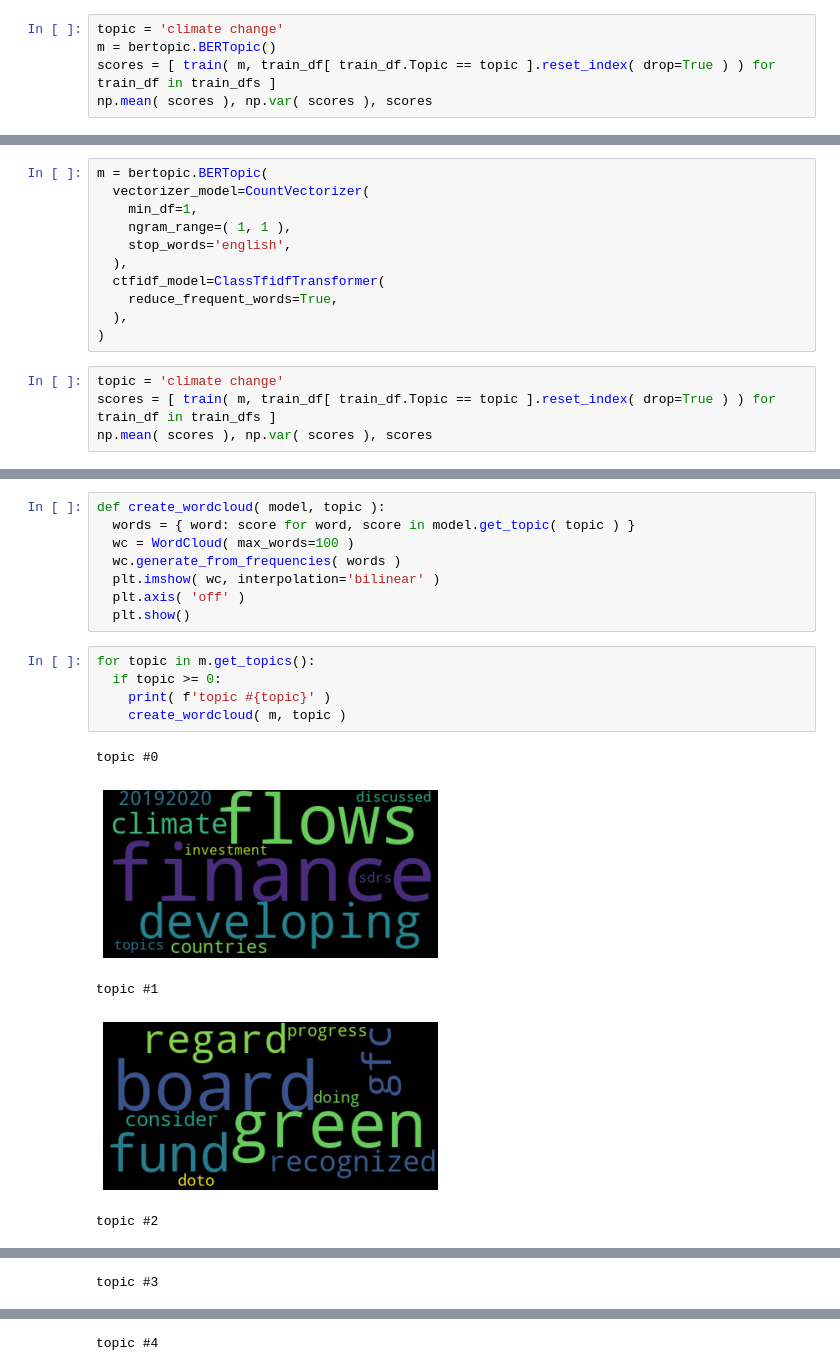
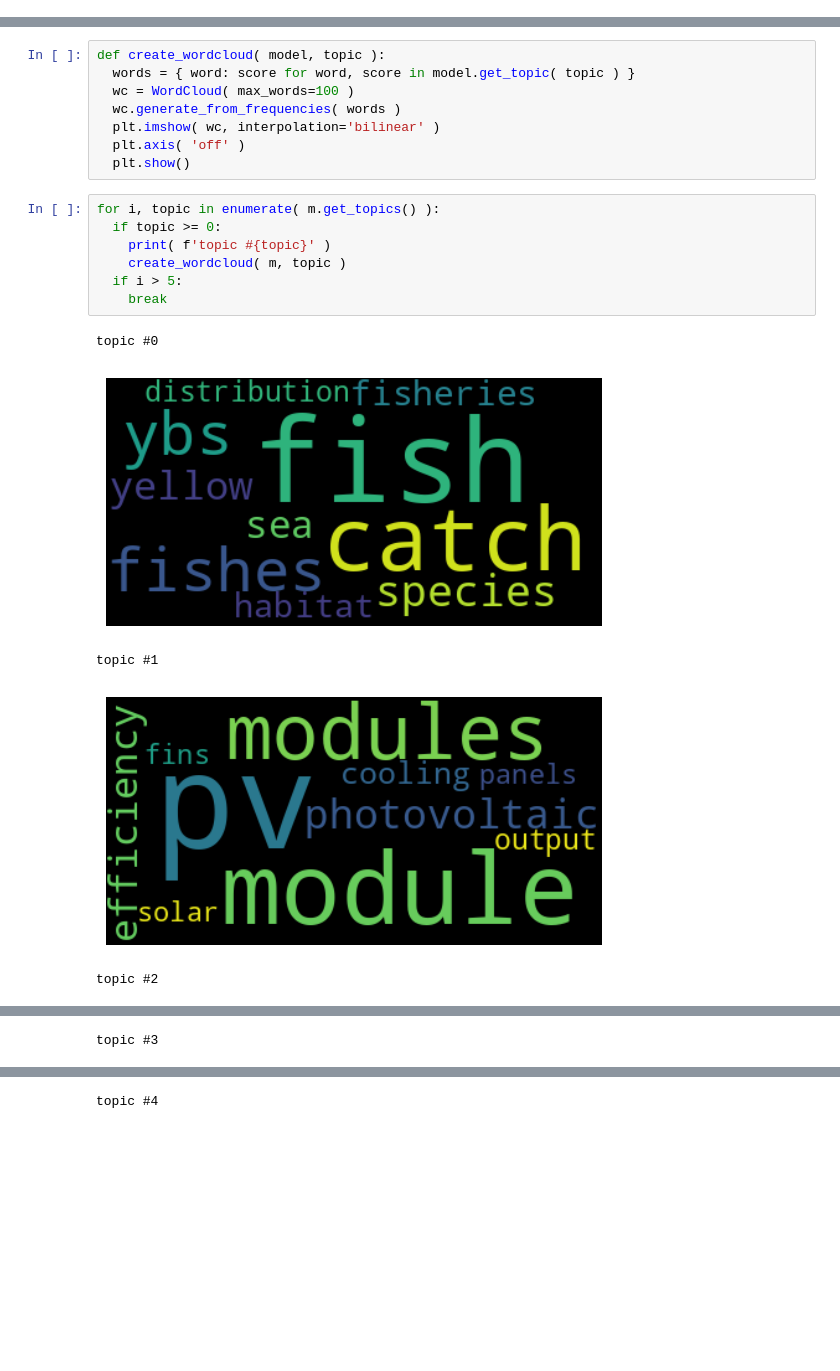
Before and after one commit to TiiQu-Network/Topic-Modelling-, a Jupyter notebook: notebooks/nlpdata_tm_bertopic.ipynb, the cells around one changed output, grey strips where cells are left out. Drawn from its saved outputs; the diff is of its cells as text; blank space fills up the shorter version.

Commit message:
updated BERTopic notebook for the 9500 q&a dataset

```diff
--- a/notebooks/nlpdata_tm_bertopic.ipynb
+++ b/notebooks/nlpdata_tm_bertopic.ipynb
@@ -96,8 +78,3 @@ def train( m, df ):
     texts=tokenized_docs,
     coherence='c_v',
   ).get_coherence()
-# %%
-topic = 'climate change'
-m = bertopic.BERTopic()
-scores = [ train( m, train_df[ train_df.Topic == topic ].reset_index( drop=True ) ) for train_df in train_dfs ]
-np.mean( scores ), np.var( scores ), scores
@@ -117,17 +128,2 @@ np.mean( scores ), np.var( scores ), scores
 # %% [markdown]
 # visualization
-# %%
-m = bertopic.BERTopic(
-  vectorizer_model=CountVectorizer(
-    min_df=1,
-    ngram_range=( 1, 1 ),
-    stop_words='english',
-  ),
-  ctfidf_model=ClassTfidfTransformer(
-    reduce_frequent_words=True,
-  ),
-)
-# %%
-topic = 'climate change'
-scores = [ train( m, train_df[ train_df.Topic == topic ].reset_index( drop=True ) ) for train_df in train_dfs ]
-np.mean( scores ), np.var( scores ), scores
@@ -169,13 +139,15 @@ def create_wordcloud( model, topic ):
   plt.axis( 'off' )
   plt.show()
 # %%
-for topic in m.get_topics():
+for i, topic in enumerate( m.get_topics() ):
   if topic >= 0:
     print( f'topic #{topic}' )
     create_wordcloud( m, topic )
+  if i > 5:
+    break
 # %% [output]
 topic #0
-[figure, old version]
+[figure, new version]
 topic #1
-[figure, old version]
+[figure, new version]
 topic #2
```
Also changed, not shown: parts of 24 cells of this notebook.
